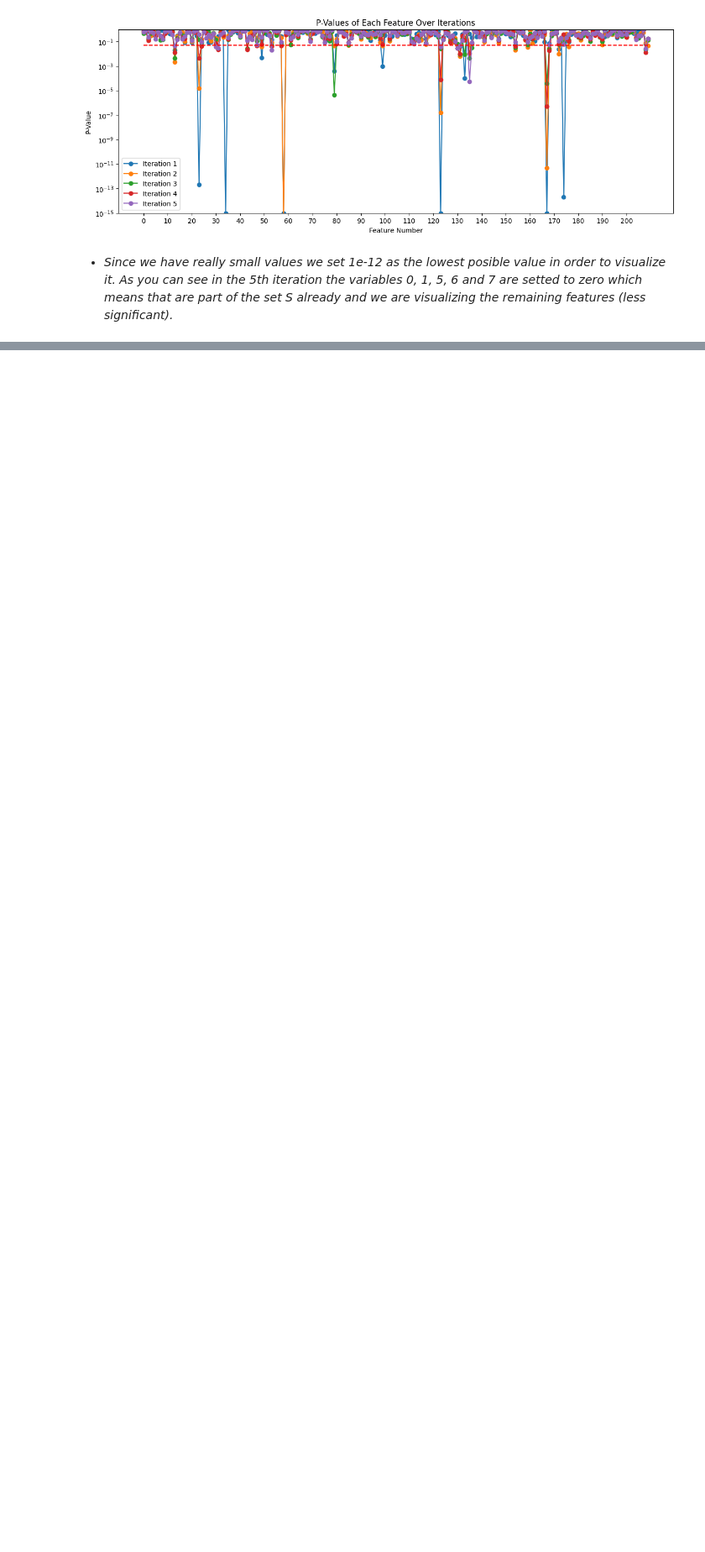
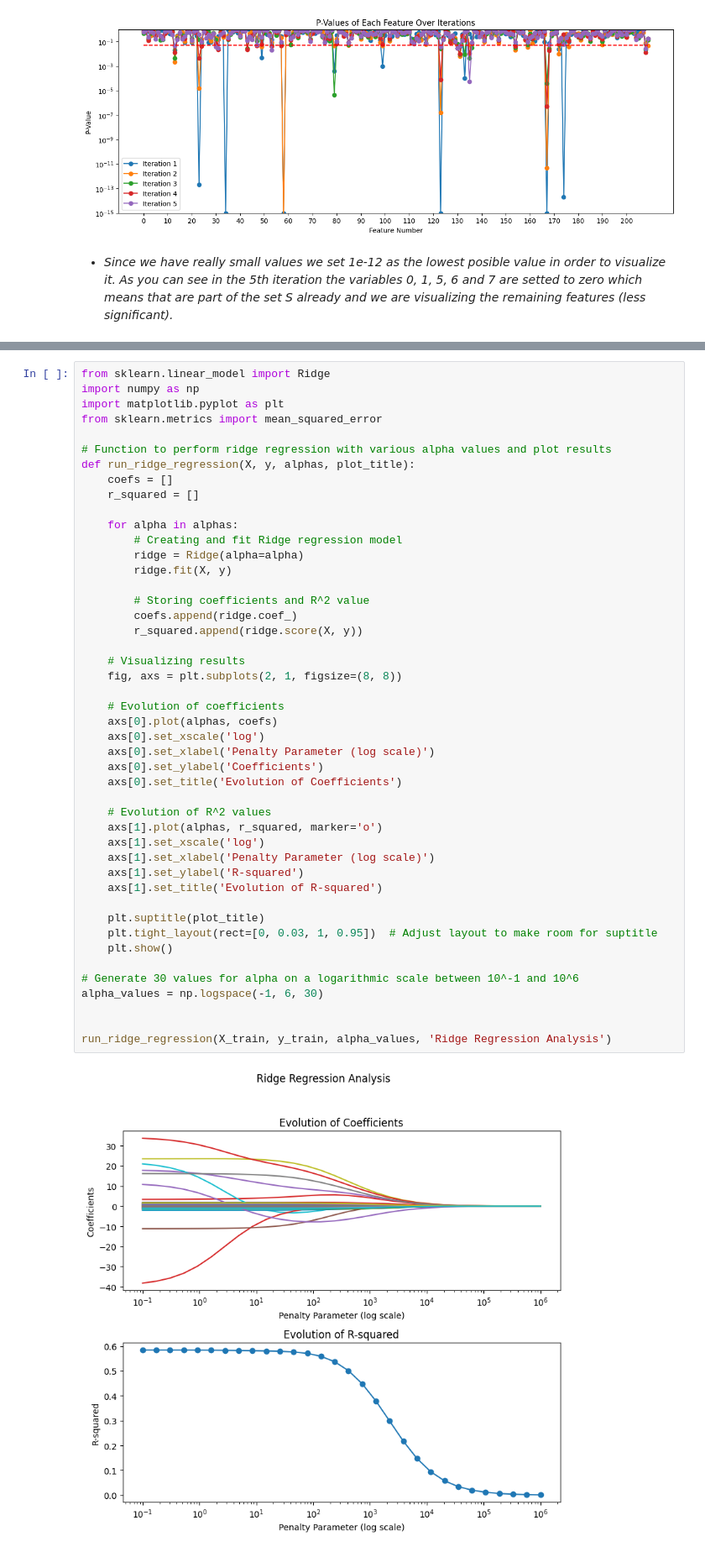
Before and after one commit to dftorresro/SDTSIA---2nd-TP-Linear-regression-, a Jupyter notebook: TP2_Linear_regression.ipynb, the cells around one changed output, grey strips where cells are left out. Shown at 84% size. Drawn from its saved outputs; the diff is of its cells as text; blank space fills up the shorter version.

```diff
--- a/TP2_Linear_regression.ipynb
+++ b/TP2_Linear_regression.ipynb
@@ -506,3 +512,51 @@ plt.show()
 - The second subplot should display the evolution of the R-squared coefficient at each of the 30 iterations.
 
 Since we are going to perform similar tasks for Lasso and Elastic Net, it is mandatory to write this code as an independent function that can be parameterized for each specific case.
+# %%
+from sklearn.linear_model import Ridge
+import numpy as np
+import matplotlib.pyplot as plt
+from sklearn.metrics import mean_squared_error
+
+# Function to perform ridge regression with various alpha values and plot results
+def run_ridge_regression(X, y, alphas, plot_title):
+    coefs = []
+    r_squared = []
+
+    for alpha in alphas:
+        # Creating and fit Ridge regression model
+        ridge = Ridge(alpha=alpha)
+        ridge.fit(X, y)
+
+        # Storing coefficients and R^2 value
+        coefs.append(ridge.coef_)
+        r_squared.append(ridge.score(X, y))
+
+    # Visualizing results
+    fig, axs = plt.subplots(2, 1, figsize=(8, 8))
+
+    # Evolution of coefficients
+    axs[0].plot(alphas, coefs)
+    axs[0].set_xscale('log')
+    axs[0].set_xlabel('Penalty Parameter (log scale)')
+    axs[0].set_ylabel('Coefficients')
+    axs[0].set_title('Evolution of Coefficients')
+
+    # Evolution of R^2 values
+    axs[1].plot(alphas, r_squared, marker='o')
+    axs[1].set_xscale('log')
+    axs[1].set_xlabel('Penalty Parameter (log scale)')
+    axs[1].set_ylabel('R-squared')
+    axs[1].set_title('Evolution of R-squared')
+
+    plt.suptitle(plot_title)
+    plt.tight_layout(rect=[0, 0.03, 1, 0.95])  # Adjust layout to make room for suptitle
+    plt.show()
+
+# Generate 30 values for alpha on a logarithmic scale between 10^-1 and 10^6
+alpha_values = np.logspace(-1, 6, 30)
+
+
+run_ridge_regression(X_train, y_train, alpha_values, 'Ridge Regression Analysis')
+# %% [output]
+[figure, added]
```
Also changed, not shown: parts of 28 cells of this notebook.
